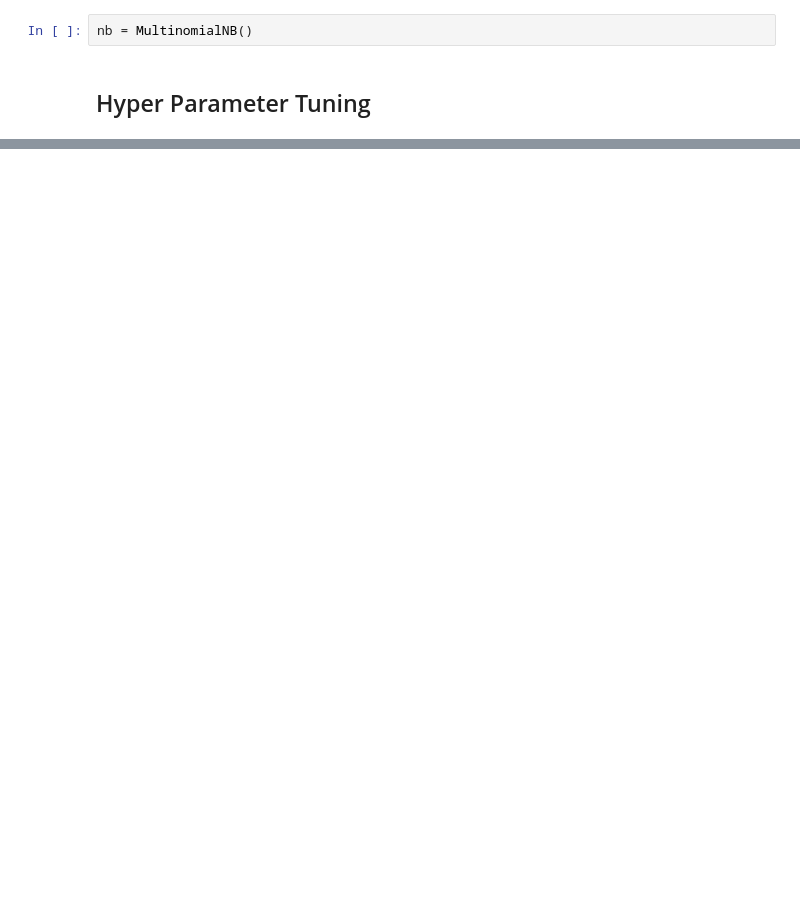
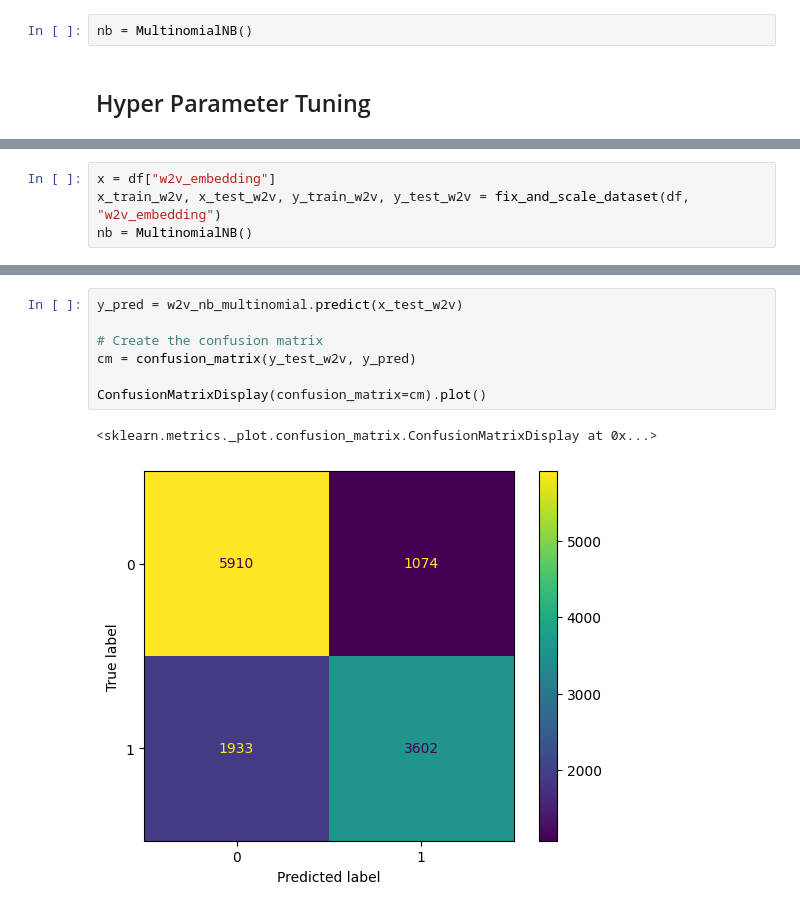
Before and after one commit to Leelexuan/WELFake_AI_Project, a Jupyter notebook: models/nb_multinomial/nb_multinomial_iter3_v2.ipynb, the cells around one changed output, grey strips where cells are left out. Saved outputs shown, nothing was run; the diff lists cells and outputs as text; blank space fills up the shorter version.

```diff
--- a/models/nb_multinomial/nb_multinomial_iter3_v2.ipynb
+++ b/models/nb_multinomial/nb_multinomial_iter3_v2.ipynb
@@ -369,0 +235,4 @@ Implementation complete!
+# %%
+x = df["w2v_embedding"]
+x_train_w2v, x_test_w2v, y_train_w2v, y_test_w2v = fix_and_scale_dataset(df, "w2v_embedding")
+nb = MultinomialNB()
@@ -369,0 +249,10 @@ Implementation complete!
+# %%
+y_pred = w2v_nb_multinomial.predict(x_test_w2v)
+
+# Create the confusion matrix
+cm = confusion_matrix(y_test_w2v, y_pred)
+
+ConfusionMatrixDisplay(confusion_matrix=cm).plot()
+# %% [output]
+<sklearn.metrics._plot.confusion_matrix.ConfusionMatrixDisplay at 0x...>
+[figure, added]
```
Also changed, not shown: parts of 57 cells of this notebook, 6 other files.
